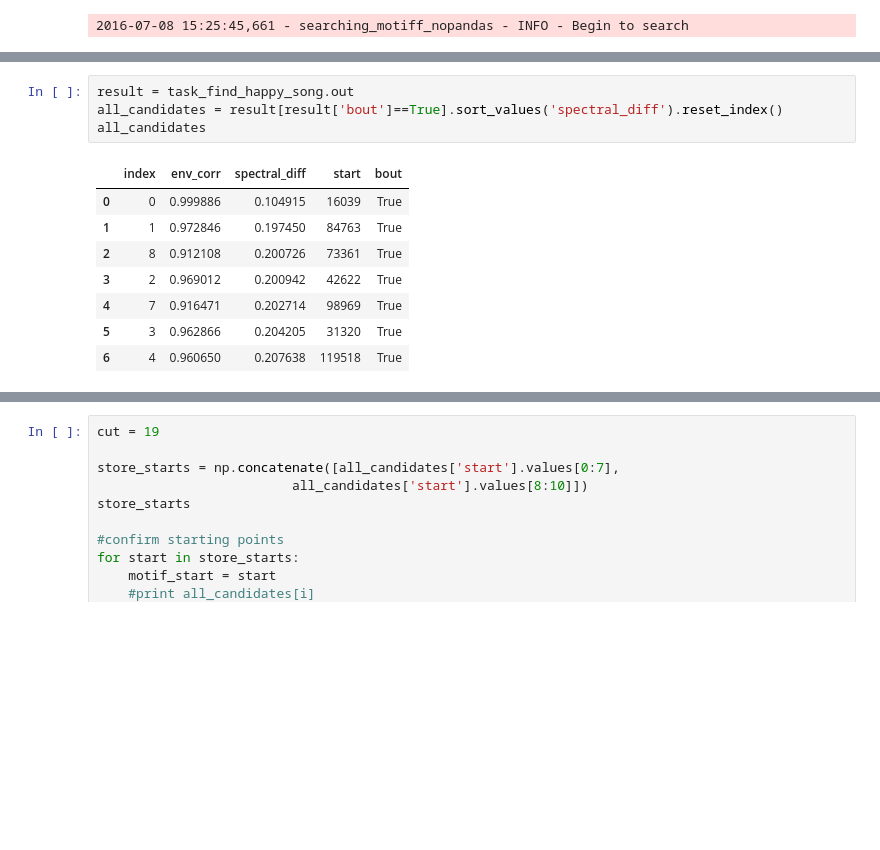
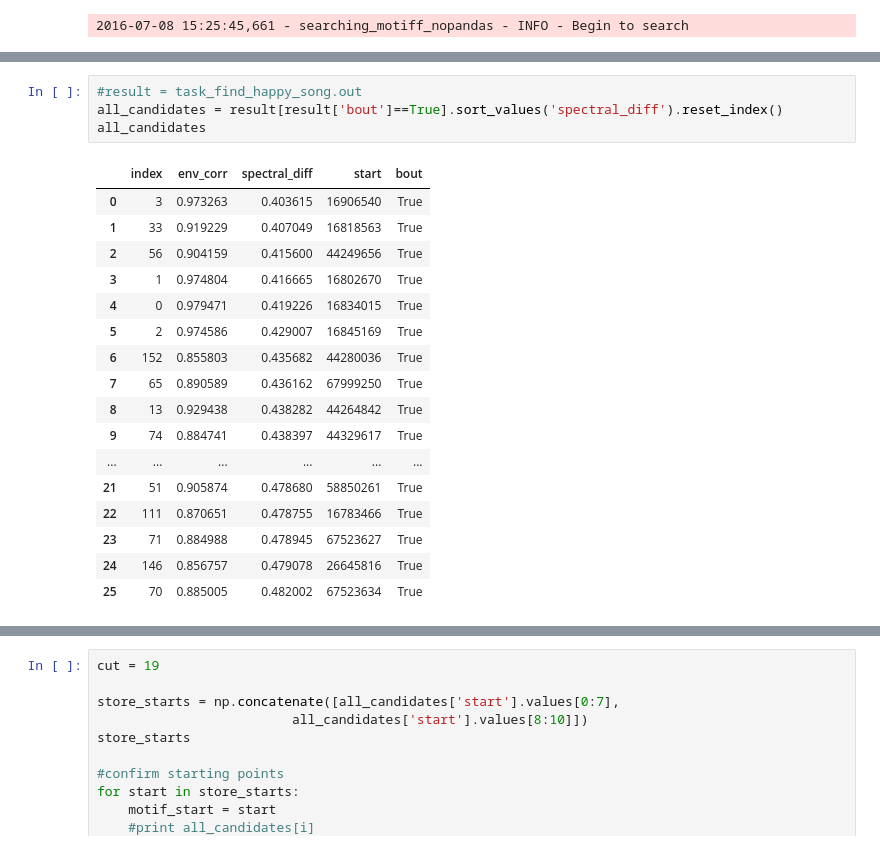
Before and after one commit to zekearneodo/ephysflow, a Jupyter notebook: open_ephys_searching_motif-unified.ipynb, the cells around one changed output, grey strips where cells are left out. Cells and saved outputs as stored; diff of their text form; blank space fills up the shorter version.

```diff
--- a/open_ephys_searching_motif-unified.ipynb
+++ b/open_ephys_searching_motif-unified.ipynb
@@ -265,14 +265,23 @@ True
 # %%
-result = task_find_happy_song.out
+#result = task_find_happy_song.out
 all_candidates = result[result['bout']==True].sort_values('spectral_diff').reset_index()
 all_candidates
 # %% [output]
 |  | index | env_corr | spectral_diff | start | bout |
-| 0 | 0 | 0.999886 | 0.104915 | 16039 | True |
-| 1 | 1 | 0.972846 | 0.197450 | 84763 | True |
-| 2 | 8 | 0.912108 | 0.200726 | 73361 | True |
-| 3 | 2 | 0.969012 | 0.200942 | 42622 | True |
-| 4 | 7 | 0.916471 | 0.202714 | 98969 | True |
-| 5 | 3 | 0.962866 | 0.204205 | 31320 | True |
-| 6 | 4 | 0.960650 | 0.207638 | 119518 | True |
+| 0 | 3 | 0.973263 | 0.403615 | 16906540 | True |
+| 1 | 33 | 0.919229 | 0.407049 | 16818563 | True |
+| 2 | 56 | 0.904159 | 0.415600 | 44249656 | True |
+| 3 | 1 | 0.974804 | 0.416665 | 16802670 | True |
+| 4 | 0 | 0.979471 | 0.419226 | 16834015 | True |
+| 5 | 2 | 0.974586 | 0.429007 | 16845169 | True |
+| 6 | 152 | 0.855803 | 0.435682 | 44280036 | True |
+| 7 | 65 | 0.890589 | 0.436162 | 67999250 | True |
+| 8 | 13 | 0.929438 | 0.438282 | 44264842 | True |
+| 9 | 74 | 0.884741 | 0.438397 | 44329617 | True |
+| ... | ... | ... | ... | ... | ... |
+| 21 | 51 | 0.905874 | 0.478680 | 58850261 | True |
+| 22 | 111 | 0.870651 | 0.478755 | 16783466 | True |
+| 23 | 71 | 0.884988 | 0.478945 | 67523627 | True |
+| 24 | 146 | 0.856757 | 0.479078 | 26645816 | True |
+| 25 | 70 | 0.885005 | 0.482002 | 67523634 | True |
 # %%
```
Also changed, not shown: parts of 4 cells of this notebook, 30 other files.
